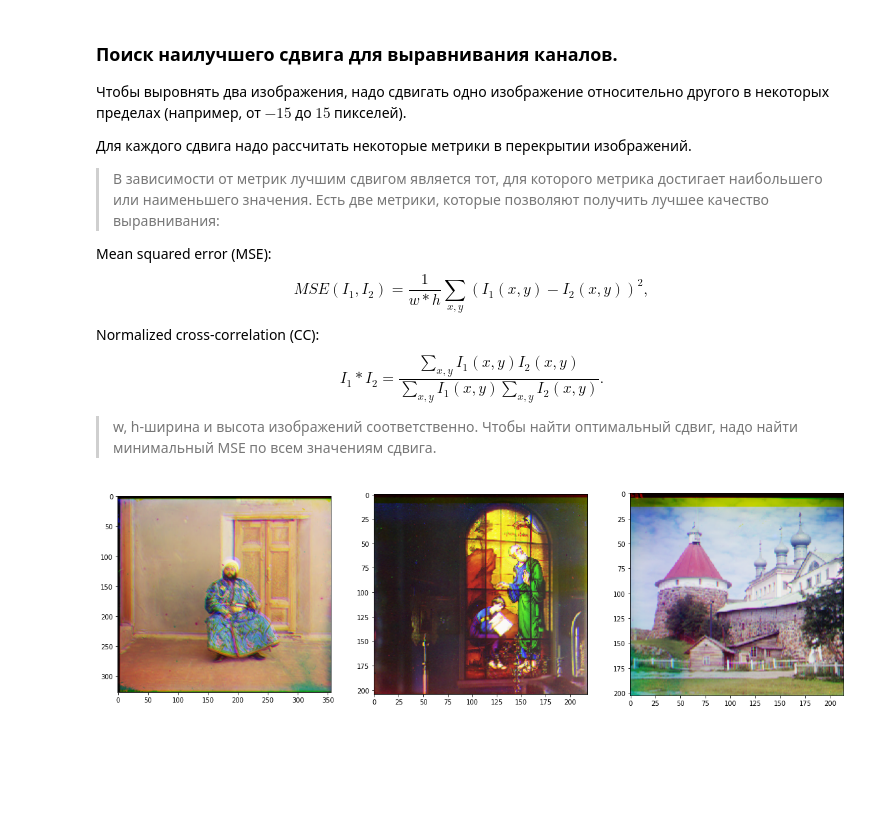
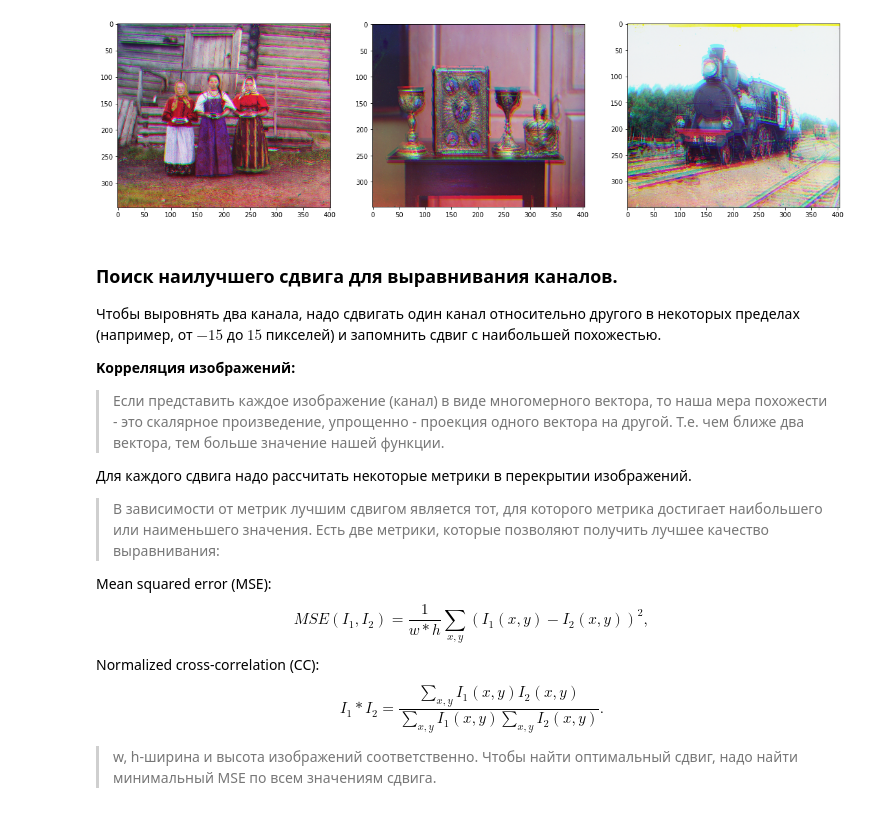
Before and after one commit to Artexxx/Artem-python, a Jupyter notebook: Application&Web/mastering[CV2]/problematic_photos.ipynb, the cells around one changed output. Cells and saved outputs as stored; diff of their text form; code cells hidden in the pictures; blank space fills up the shorter version.

```diff
--- a/Application&Web/mastering[CV2]/problematic_photos.ipynb
+++ b/Application&Web/mastering[CV2]/problematic_photos.ipynb
@@ -186,6 +39,30 @@ visualize(rgb_imgs)
+# %%
+def impose_components(img):
+    height, width = img.shape
+
+    dx = int(height // 3 * 0.05)
+    dy = int(width * 0.05)
+    channel_height = height // 3
+
+    r = img[-channel_height+dx:-dx, dy:-dy]
+    g = img[ channel_height+dx: channel_height*2-dx, dy:-dy]
+    b = img[dx:channel_height-dx, dy:-dy]
+
+    assert r.shape==g.shape==b.shape, "Размеры RGB каналов не совпали, ошибка в объединении матриц"
+    merged = np.dstack((r,g,b))
+    return merged.astype(np.int32)
+# %%
+rgb_imgs = list(map(impose_components, images))
+visualize(rgb_imgs)
+# %% [output]
+[figure, added]
 # %% [markdown]
 ### Поиск наилучшего сдвига для выравнивания каналов.
-Чтобы выровнять два изображения, надо сдвигать одно изображение относительно другого в некоторых пределах (например, от $-15$ до $15$ пикселей).
+
+Чтобы выровнять два канала, надо сдвигать один канал относительно другого в некоторых пределах (например, от $-15$ до $15$ пикселей) и запомнить сдвиг с наибольшей похожестью.
+
+**Kорреляция изображений:**
+>    Если представить каждое изображение (канал) в виде многомерного вектора, то наша мера похожести - это скалярное произведение, упрощенно - проекция одного вектора на другой. Т.е. чем ближе два вектора, тем больше значение нашей функции.
 
 Для каждого сдвига надо рассчитать некоторые метрики в перекрытии изображений.
 >В зависимости от метрик лучшим сдвигом является тот, для которого метрика достигает наибольшего или наименьшего значения. Есть две метрики, которые позволяют получить лучшее качество выравнивания:
@@ -221,9 +83,0 @@ def get_best_image(rgb_img, metric):
-# %%
-final_imgs = []
-for img in rgb_imgs:
-    final_img = get_best_image(img, mse)
-    final_imgs.append(final_img)
-
-visualize(final_imgs)
-# %% [output]
-[figure, removed]
```
Also changed, not shown: parts of 19 cells of this notebook, 9 other files.
